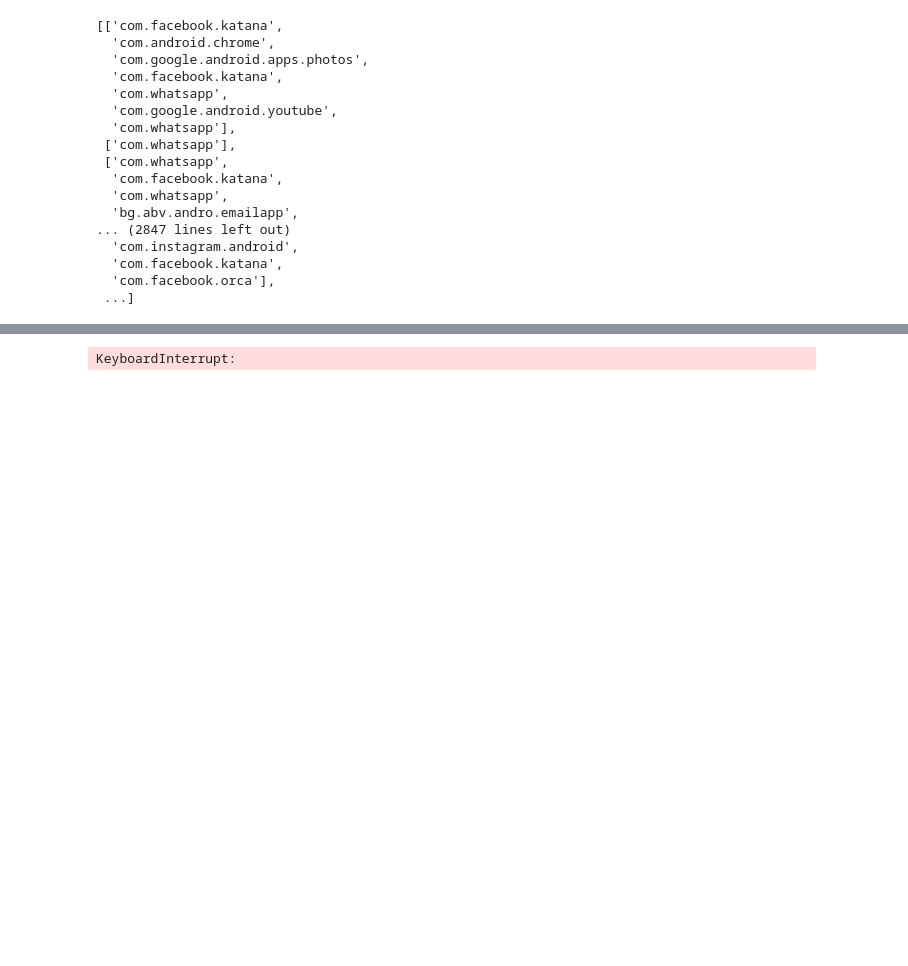
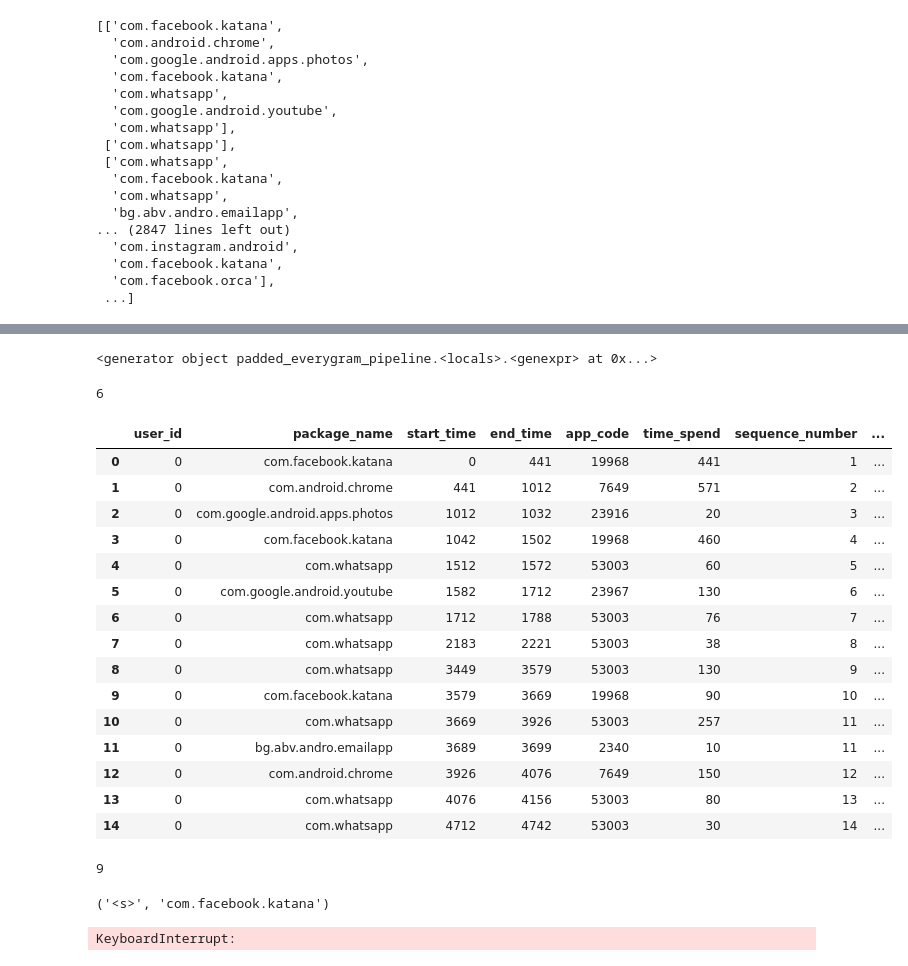
Before and after one commit to ClaraAndersen/motifs_and_competition_in_app_usage, a Jupyter notebook: N-grams.ipynb, the cells around one changed output, grey strips where cells are left out. Saved outputs shown, nothing was run; the diff lists cells and outputs as text; code cells hidden in the pictures; blank space fills up the shorter version.

```diff
--- a/N-grams.ipynb
+++ b/N-grams.ipynb
@@ -563,0 +729,27 @@ tokenized_text
+# %%
+train
+# %% [output]
+<generator object padded_everygram_pipeline.<locals>.<genexpr> at 0x...>
+# %%
+data[(data.user_id==0)&(data.session<4)].package_name.nunique()
+# %% [output]
+6
+# %%
+data[(data.user_id==0)&(data.session<4)]#.groupby(['user_id','session']).package_name.apply(list)
+# %% [output]
+|  | user_id | package_name | start_time | end_time | app_code | time_spend | sequence_number | ... |
+| 0 | 0 | com.facebook.katana | 0 | 441 | 19968 | 441 | 1 | ... |
+| 1 | 0 | com.android.chrome | 441 | 1012 | 7649 | 571 | 2 | ... |
+| 2 | 0 | com.google.android.apps.photos | 1012 | 1032 | 23916 | 20 | 3 | ... |
+| 3 | 0 | com.facebook.katana | 1042 | 1502 | 19968 | 460 | 4 | ... |
+| 4 | 0 | com.whatsapp | 1512 | 1572 | 53003 | 60 | 5 | ... |
+| 5 | 0 | com.google.android.youtube | 1582 | 1712 | 23967 | 130 | 6 | ... |
+| 6 | 0 | com.whatsapp | 1712 | 1788 | 53003 | 76 | 7 | ... |
+| 7 | 0 | com.whatsapp | 2183 | 2221 | 53003 | 38 | 8 | ... |
+| 8 | 0 | com.whatsapp | 3449 | 3579 | 53003 | 130 | 9 | ... |
+| 9 | 0 | com.facebook.katana | 3579 | 3669 | 19968 | 90 | 10 | ... |
+| 10 | 0 | com.whatsapp | 3669 | 3926 | 53003 | 257 | 11 | ... |
+| 11 | 0 | bg.abv.andro.emailapp | 3689 | 3699 | 2340 | 10 | 11 | ... |
+| 12 | 0 | com.android.chrome | 3926 | 4076 | 7649 | 150 | 12 | ... |
+| 13 | 0 | com.whatsapp | 4076 | 4156 | 53003 | 80 | 13 | ... |
+| 14 | 0 | com.whatsapp | 4712 | 4742 | 53003 | 30 | 14 | ... |
@@ -564,3 +761,11 @@ tokenized_text
+# %%
+len(lm.vocab)
+# %% [output]
+9
+# %%
+lm.vocab.lookup(["<s>","com.facebook.katana"])
+# %% [output]
+('<s>', 'com.facebook.katana')
 # %%
 data=pd.read_csv("sorted_coded_session_293s_merged.csv")
 # %%
```
Also changed, not shown: parts of 61 cells of this notebook.
